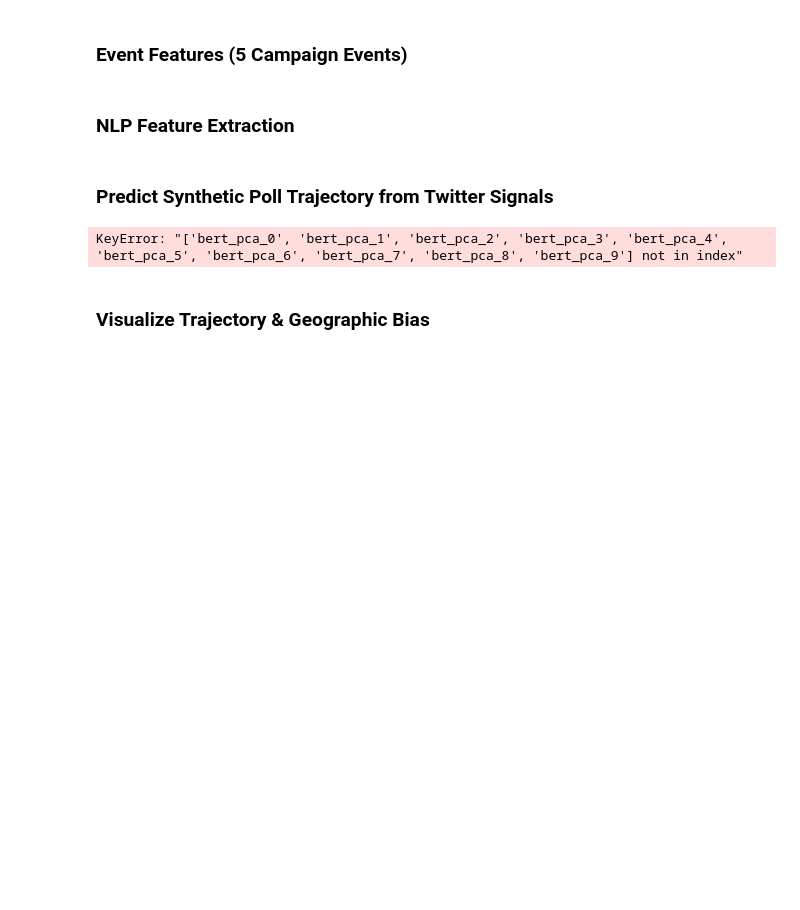
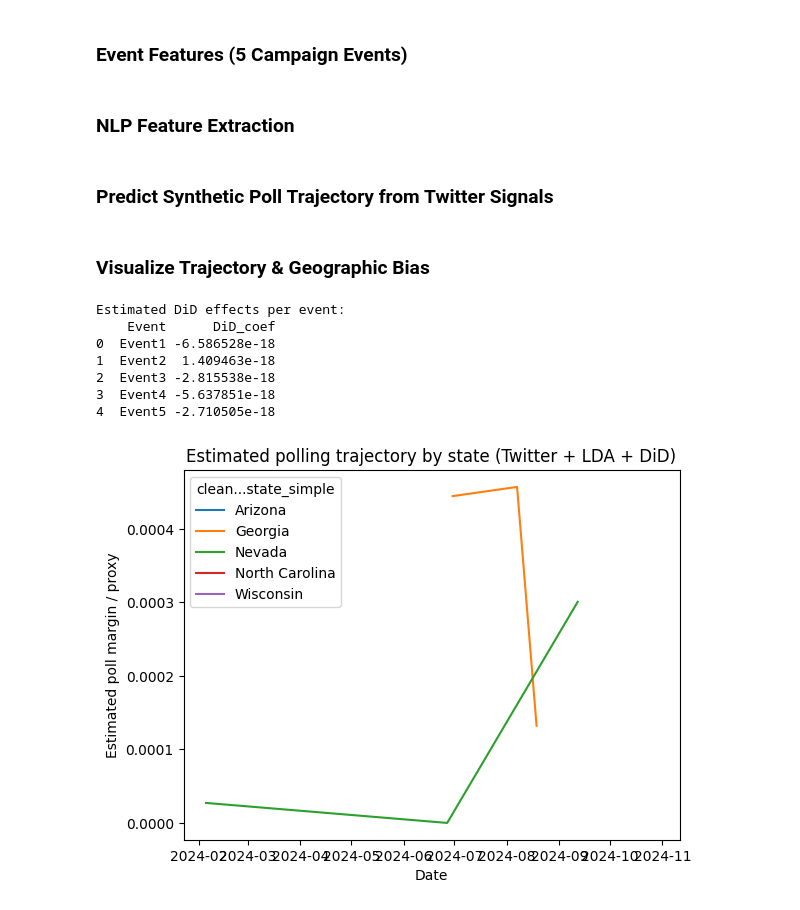
Before and after one commit to ZhangPeiLin2004/US_Election, a Jupyter notebook: Peilin/Method_Exploration.ipynb, the cells around one changed output. Drawn from its saved outputs; the diff is of its cells as text; code cells hidden in the pictures; blank space fills up the shorter version.

```diff
--- a/Peilin/Method_Exploration.ipynb
+++ b/Peilin/Method_Exploration.ipynb
@@ -53,6 +53,11 @@ state_daily = df.groupby(["clean...state_simple", "date"]).agg({
     "tweets_historical": "count",
     "entities.hashtags.subject_pool": lambda x: x.notna().sum()
 }).reset_index()
+
+state_daily = state_daily[state_daily["date"] >= "2024-01-01"].copy()
+
+# Reset index
+state_daily.reset_index(drop=True, inplace=True)
 
 state_daily.rename(columns={
     "tweets_historical": "tweet_volume",
@@ -114,37 +119,62 @@ state_daily = state_daily.merge(state_text.drop(columns=["sampling_tweet"]), on=
 # %% [markdown]
 ### Predict Synthetic Poll Trajectory from Twitter Signals
 # %%
-interaction_terms = " + ".join([f"{e}_interaction" for e in events.keys()])
-topic_features = " + ".join([f"topic_{i}" for i in range(10)])
-embedding_features = " + ".join([f"bert_pca_{i}" for i in range(10)])
+# Interaction terms (DiD logic)
+interaction_terms = [f"{e}_interaction" for e in events.keys()]
 
-# Formula with only Twitter-derived features
-formula = f"engagement_per_tweet + tweet_volume + {interaction_terms} + {topic_features} + {embedding_features}"
+# Topic features from LDA (10 topics)
+topic_features = [f"topic_{i}" for i in range(10)]
 
-# Linear regression for demonstration
-X = state_daily[["engagement_per_tweet", "tweet_volume"] +
-                [f"{e}_interaction" for e in events.keys()] +
-                [f"topic_{i}" for i in range(10)] +
-                [f"bert_pca_{i}" for i in range(10)]].fillna(0)
-y = state_daily["engagement_per_tweet"].shift(-1).fillna(0)  # predict next-day poll proxy
+# Base Twitter metrics
+twitter_features = ["engagement_per_tweet", "tweet_volume"]
 
-model = LinearRegression()
-model.fit(X, y)
-state_daily["poll_estimated"] = model.predict(X)
+# Combine all predictors
+predictors = twitter_features + interaction_terms + topic_features
+
+# Prepare X and y
+X = state_daily[predictors].fillna(0)
+
+# Target: next-day engagement or poll proxy (shifted)
+y = state_daily["engagement_per_tweet"].shift(-1).fillna(0)
-# %% [output]
-KeyError: "['bert_pca_0', 'bert_pca_1', 'bert_pca_2', 'bert_pca_3', 'bert_pca_4', 'bert_pca_5', 'bert_pca_6', 'bert_pca_7', 'bert_pca_8', 'bert_pca_9'] not in index"
 # %% [markdown]
 ### Visualize Trajectory & Geographic Bias
 # %%
-plt.figure(figsize=(14,6))
+from sklearn.linear_model import LinearRegression
+
+model = LinearRegression()
+model.fit(X, y)
+
+# Predicted polling trajectory
+state_daily["poll_estimated"] = model.predict(X)
+
+# ================================
+# STEP: Check DiD contributions
+# ================================
+did_effects = pd.DataFrame({
+    "Event": events.keys(),
+    "DiD_coef": [model.coef_[predictors.index(f"{e}_interaction")] for e in events.keys()]
+})
+
+print("Estimated DiD effects per event:")
+print(did_effects)
+
+# ================================
+# STEP: Plot predicted polling trajectory per state
+# ================================
+import matplotlib.pyplot as plt
+import seaborn as sns
+
 sns.lineplot(data=state_daily, x="date", y="poll_estimated", hue="clean...state_simple")
-plt.title("Predicted Poll Trajectory from Twitter Signals")
-plt.ylabel("Synthetic Poll Margin (Twitter)")
+plt.title("Estimated polling trajectory by state (Twitter + LDA + DiD)")
+plt.ylabel("Estimated poll margin / proxy")
 plt.xlabel("Date")
-for e, d in events.items():
-    plt.axvline(pd.to_datetime(d), color="red", linestyle="--", alpha=0.5)
 plt.show()
-
-# Check geographic bias
-pred_by_state = state_daily.groupby("clean...state_simple")["poll_estimated"].mean()
-print("Average predicted poll per state:\n", pred_by_state)
+# %% [output]
+Estimated DiD effects per event:
+    Event      DiD_coef
+0  Event1 -6.586528e-18
+1  Event2  1.409463e-18
+2  Event3 -2.815538e-18
+3  Event4 -5.637851e-18
+4  Event5 -2.710505e-18
+[figure, added]
```
